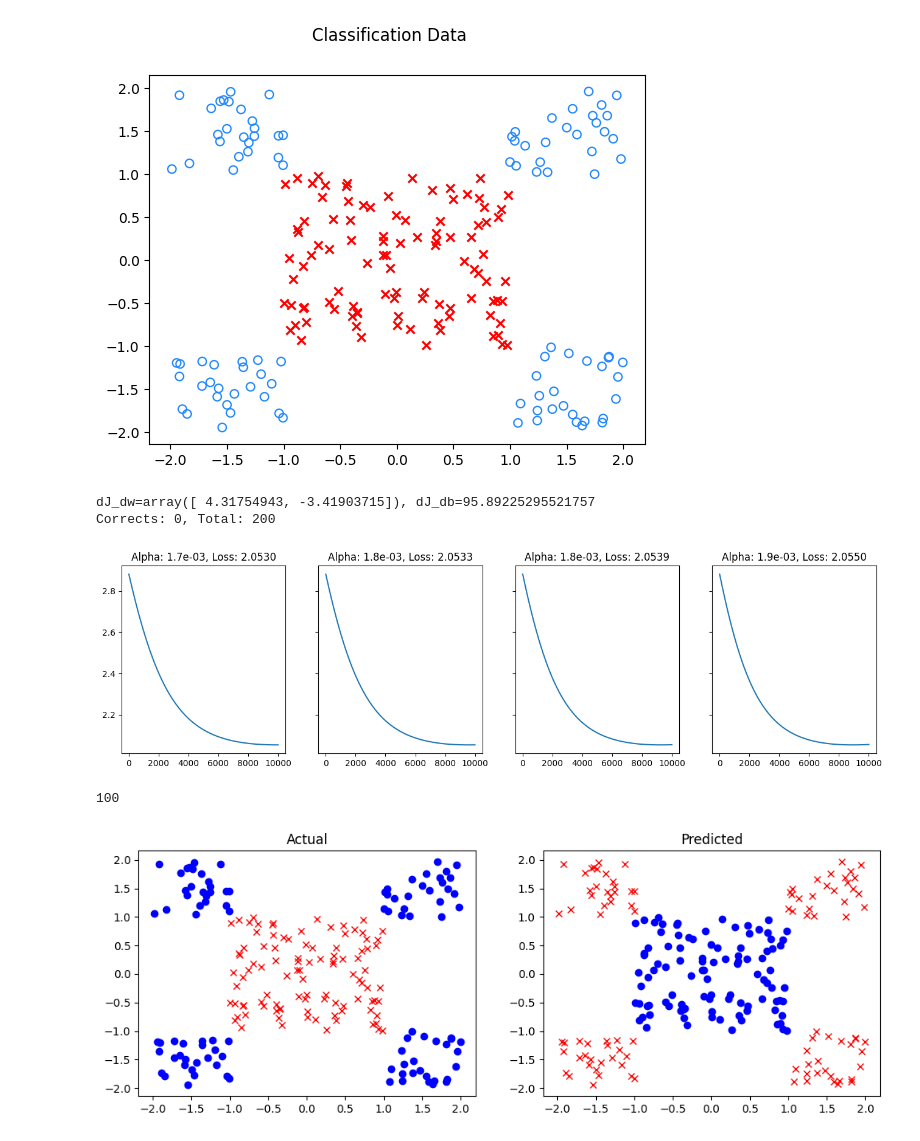
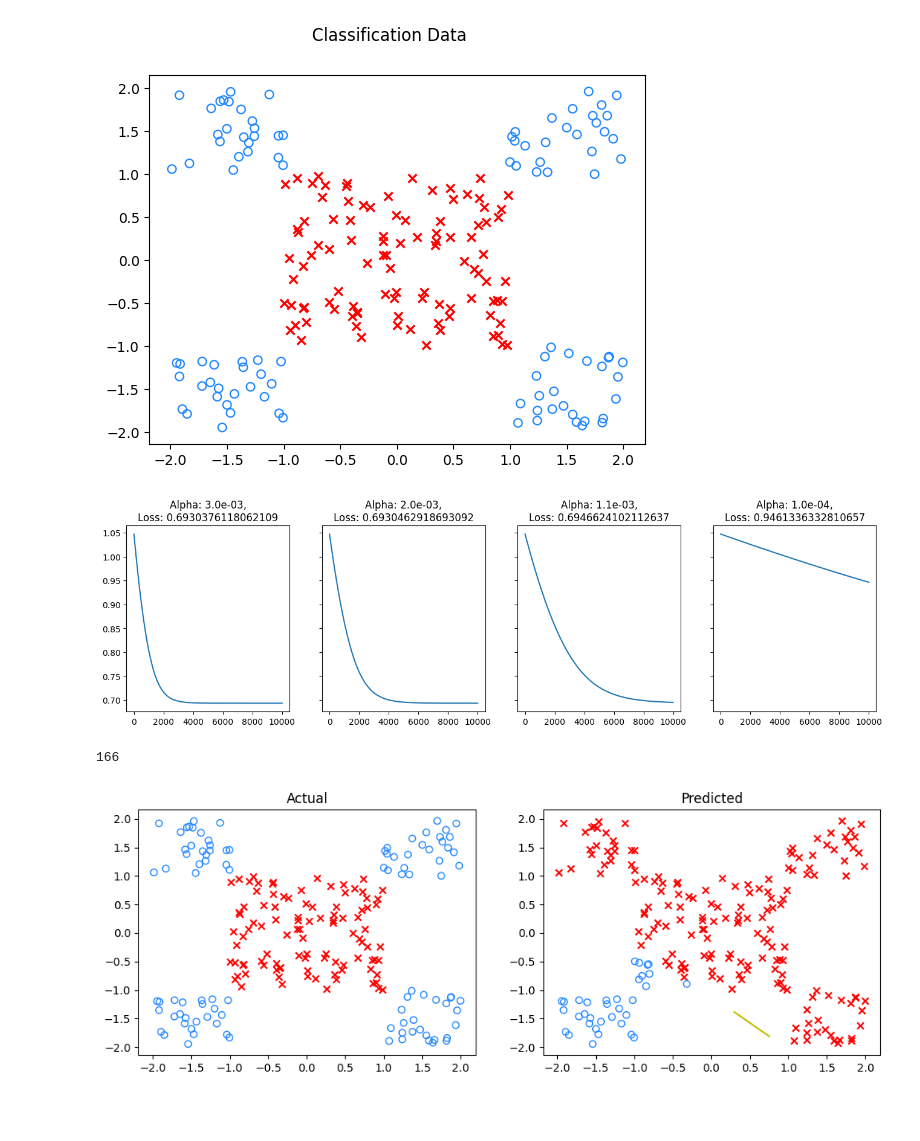
Before and after one commit to mihir1125/machine-learning, a Jupyter notebook: logistic_regression.ipynb, the cells around one changed output. Drawn from its saved outputs; the diff is of its cells as text; code cells hidden in the pictures; blank space fills up the shorter version.

Commit message:
Visualize boundary line and fix gradient descent by removing model function

```diff
--- a/logistic_regression.ipynb
+++ b/logistic_regression.ipynb
@@ -66,10 +66,9 @@ def sigmoid(z):
     g = 1 / (1 + np.exp(-z))
     return g
 
-def compute_cost_logistic(model_func, X, y, w, b):
+def compute_cost_logistic(X, y, w, b):
     m = X.shape[0] # No. of training examples
-    v_sigmoid = np.vectorize(sigmoid)
-    f_wb = v_sigmoid(model_func(X, w, b))
+    f_wb = sigmoid(np.dot(X, w) + b)
     losses = -y * np.log(f_wb) - (1 - y) * np.log(1 - f_wb)
     loss = np.sum(losses) / m
     return loss
@@ -90,6 +89,23 @@ def compute_gradient_logistic(model_func, X, y, w, b):
     dJ_db /= m
     return dJ_dw, dJ_db
 
+def compute_gradient_logistic_traditional(X, y, w, b):
+    m, n = X.shape
+    dJ_dw = np.zeros((n,))
+    dJ_db = 0.
+
+    for i in range(m):
+        f_wb_i = sigmoid(np.dot(X[i], w) + b)
+        err_i = f_wb_i - y[i]
+        # err_i = y[i] - f_wb_i
+        for j in range(n):
+            dJ_dw[j] += err_i * X[i, j]
+        dJ_db += err_i
+    dJ_dw = dJ_dw/m
+    dJ_db = dJ_db/m
+    return dJ_dw, dJ_db
+
+
 def gradient_descent_logistic(model_func, X, y, w_init, b_init, alpha, iter_count):
     w = w_init.copy()
     b = b_init
@@ -106,17 +122,17 @@ def gradient_descent_logistic(model_func, X, y, w_init, b_init, alpha, iter_coun
             print(f"Iteration {i}: w: {w}, b: {b}, dJ_dw: {dJ_dw}, dJ_db: {dJ_db} Loss: {J_history[-1]}")
     return w, b, J_history
 
-def gradient_descent_logistic_traditional(model_func, X, y, w_in, b_in, alpha, iter_count, *, verbose = False):
+def gradient_descent_logistic_traditional(X, y, w_in, b_in, alpha, iter_count, *, verbose = False):
     J_history = []
     w = copy.deepcopy(w_in)
     b = b_in
     for i in range(iter_count):
-        dJ_dw, dJ_db = compute_gradient_logistic(model_func, X, y, w, b)
+        dJ_dw, dJ_db = compute_gradient_logistic_traditional(X, y, w, b)
         w = w - alpha * dJ_dw
         b = b - alpha * dJ_db
 
         if i < 100_000:
-            J_history.append(compute_cost_logistic(model_func, X, y, w, b))
+            J_history.append(compute_cost_logistic(X, y, w, b))
 
         if verbose and i % ceil(iter_count / 10) == 0:
             print(f"Iteration {i}: w: {w}, b: {b}, dJ_dw: {dJ_dw}, dJ_db: {dJ_db} Loss: {J_history[-1]}")
@@ -155,31 +168,19 @@ def model_circle(X, w, b):
-# %%
-dJ_dw, dJ_db = compute_gradient_logistic(model_circle, X_train, y_train.reshape(-1, 1), [2, 2], 2)
-print(f"{dJ_dw=}, {dJ_db=}")
-m, n = X_train.shape
-yhats = np.array([1 if sigmoid(model_circle(x, dJ_dw, dJ_db)) > 0.5 else 0 for x in X_train_neg], dtype=np.int64)
-
-corrects = yhats[yhats == y_train_neg]
-print(f"Corrects: {len(corrects)}, Total: {m}")
-# %% [output]
-dJ_dw=array([ 4.31754943, -3.41903715]), dJ_db=95.89225295521757
-Corrects: 0, Total: 200
 # %%
 m, n = X_train.shape
 w_init = np.ones(n)
 b_init = 1.
 # alphas = (1.0e-3, 3.0e-3, 1.0e-4, 3.0e-4) # Attempt 1
-# Attempt 1 conclusion: 1e-3 < alpha < 3e-3
-# alphas = np.linspace(1.0e-3, 3.0e-3, num=4) # Attempt 2
-# Attempt 2 conclusion: 1.7e-3 < alpha < 2.3e-3
-# alphas = np.linspace(1.7e-3, 2.3e-3, num=4) # Attempt 3
+# Attempt 1 conclusion: 3e-3 < alpha < 1e-4
+# alphas = np.linspace(3.0e-3, 1.0e-4, num=4) # Attempt 2
+# Attempt 2 conclusion: 3.0e-3 < alpha < 2.0e-3
+alphas = np.linspace(2.0e-3, 1.1e-4, num=4) # Attempt 3
 # Attempt 3 conclusion: 1.7e-3 < alpha < 1.9e-3
-alphas = np.linspace(1.7e-3, 1.9e-3, num=4)
+# alphas = np.linspace(1.7e-3, 1.9e-3, num=4)
 iterations = 10_000
 
 ws, bs, histories = [], [], []
 for i in range(len(alphas)):
     w, b, J_history = gradient_descent_logistic_traditional(
-        model_func = model_circle,
         X = X_train,
         y = y_train,
         w_in = w_init,
@@ -193,35 +194,41 @@ for i in range(len(alphas)):
 # %%
 fix, axes = plt.subplots(
     1, len(alphas),
     figsize=(4*len(alphas), 4),
     sharey = True)
 
 for i in range(len(alphas)):
     axes[i].plot(histories[i])
-    axes[i].title.set_text(f"Alpha: {alphas[i]:.1e}, Loss: {histories[i][-1]:.4f}")
+    axes[i].title.set_text(f"Alpha: {alphas[i]:.1e},\nLoss: {histories[i][-1]}")
 
 plt.show()
 # %% [output]
-[figure, old version]
+[figure, new version]
 # %%
-best_w = ws[0]
-best_b = bs[0]
+w_best = ws[3]
+b_best = bs[3]
 
-yhats = np.round(sigmoid(model_circle(X_train, best_w, best_b)))
+yhats = np.round(sigmoid(np.dot(X_train, w_best) + b_best))
 yhats_pos = yhats == 1
 yhats_neg = yhats == 0
 print(len(yhats[yhats_pos]))
 
 fig, ax = plt.subplots(1, 2, figsize=(12,4))
 
-ax[0].plot(X_train_pos[:, 0], X_train_pos[:, 1], 'rx')
-ax[0].plot(X_train_neg[:, 0], X_train_neg[:, 1], 'bo')
+ax[0].scatter(X_train_pos[:, 0], X_train_pos[:, 1], c='r', marker='x')
+ax[0].scatter(X_train_neg[:, 0], X_train_neg[:, 1], marker='o', facecolors='none', edgecolors='#2288FF')
 ax[0].title.set_text("Actual")
-ax[1].plot(X_train[yhats_pos][:, 0], X_train[yhats_pos][:, 1], 'rx')
-ax[1].plot(X_train[yhats_neg][:, 0], X_train[yhats_neg][:, 1], 'bo')
+ax[1].scatter(X_train[yhats_pos][:, 0], X_train[yhats_pos][:, 1], c='r', marker='x')
+ax[1].scatter(X_train[yhats_neg][:, 0], X_train[yhats_neg][:, 1], marker='o', facecolors='none', edgecolors='#2288FF')
 ax[1].title.set_text("Predicted")
 
+# Decision boundary
+
+x_plot = np.linspace(0.3, 0.75, 5)
+y_plot = (-b_best - w_best[0]*x_plot)/w_best[1]
+ax[1].plot(x_plot, y_plot, c='y')
+
 plt.show()
 # %% [output]
-100
+166
-[figure, old version]
+[figure, new version]
```
Also changed, not shown: parts of 2 cells of this notebook.
